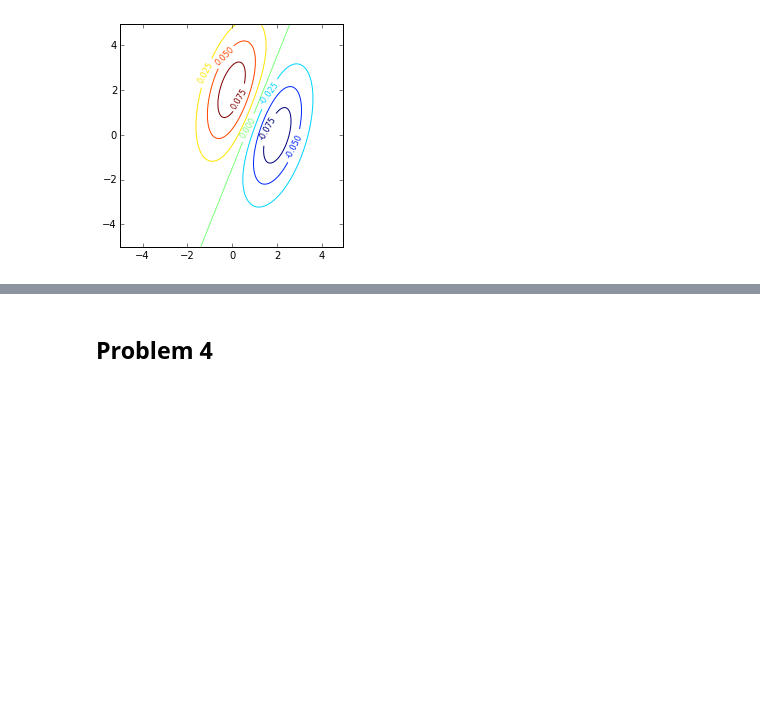
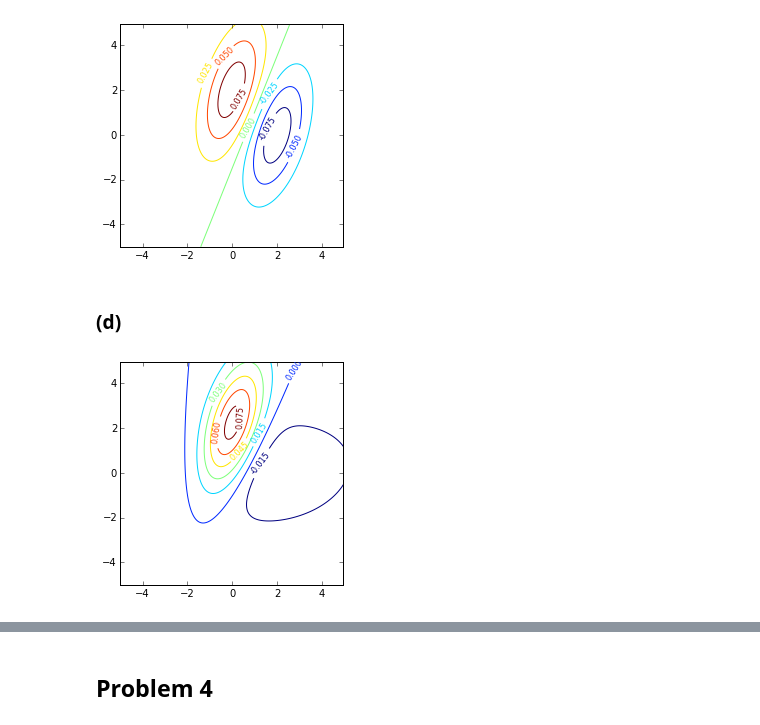
Before and after one commit to akrolsmir/cs189, a Jupyter notebook: hw3/hw3.ipynb, the cells around one changed output, grey strips where cells are left out. Drawn from its saved outputs; the diff is of its cells as text; code cells hidden in the pictures; blank space fills up the shorter version.

```diff
--- a/hw3/hw3.ipynb
+++ b/hw3/hw3.ipynb
@@ -122,3 +122,11 @@ Z2 = mlab.bivariate_normal(X, Y, sigmax=1, sigmay=2, mux=2, muy=0, sigmaxy=1)
 isocontour(Z1 - Z2)
 # %% [output]
 [figure]
+# %% [markdown]
+### (d)
+# %%
+Z1 = mlab.bivariate_normal(X, Y, sigmax=1, sigmay=2, mux=0, muy=2, sigmaxy=1)
+Z2 = mlab.bivariate_normal(X, Y, sigmax=3, sigmay=2, mux=2, muy=0, sigmaxy=1)
+isocontour(Z1 - Z2)
+# %% [output]
+[figure, added]
```
Also changed, not shown: parts of 6 cells of this notebook, 1 other file.
